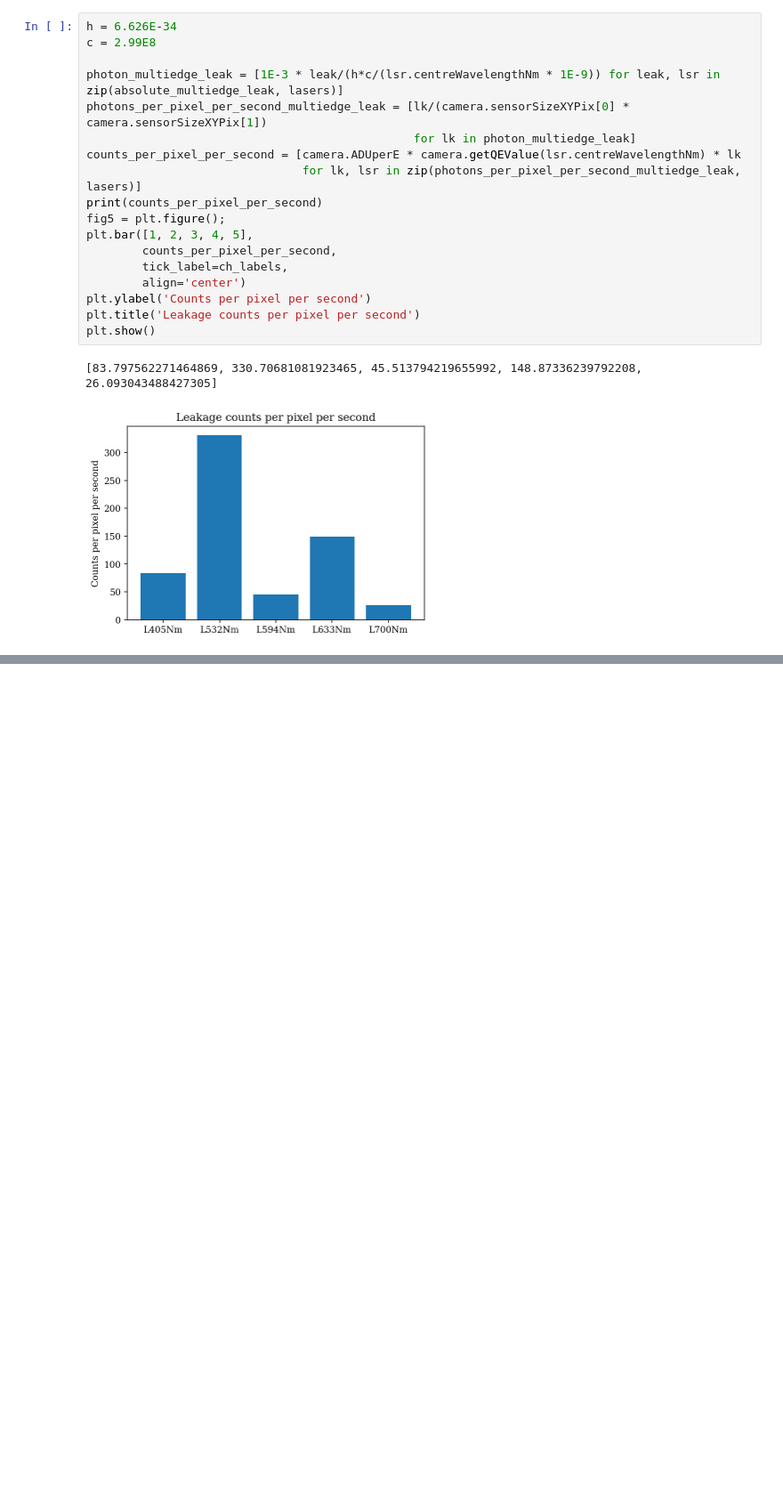
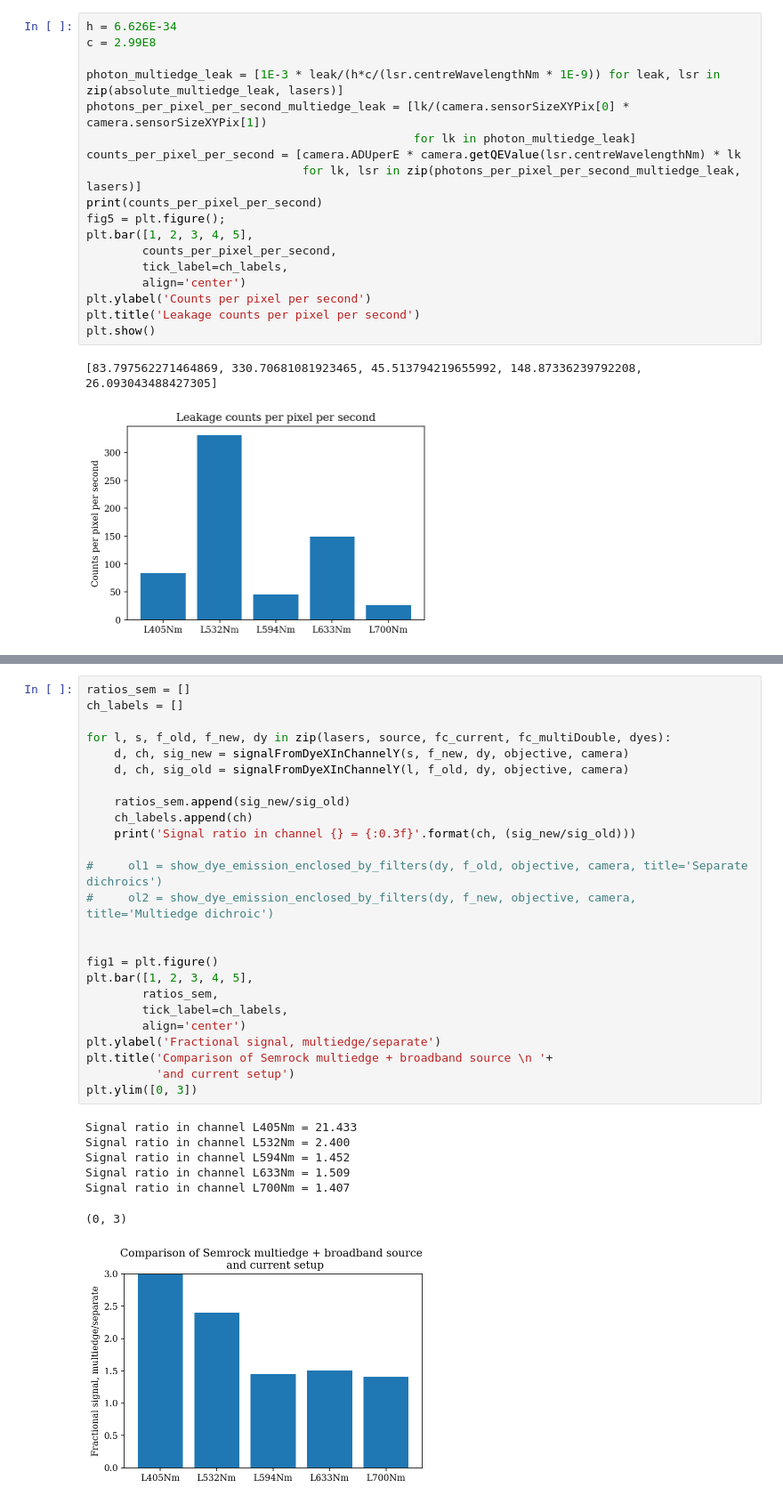
Before and after one commit to dougkelly88/DyeAndFilterCharacterisation, a Jupyter notebook: Broadband source with multiedge dichroic.ipynb, the cells around one changed output, grey strips where cells are left out. Shown at 89% size. Saved outputs shown, nothing was run; the diff lists cells and outputs as text; blank space fills up the shorter version.

```diff
--- a/Broadband source with multiedge dichroic.ipynb
+++ b/Broadband source with multiedge dichroic.ipynb
@@ -316,0 +371,33 @@ This looks problematic. One easy (if not cheap) fix is to double stack filters (
+# %%
+ratios_sem = []
+ch_labels = []
+
+for l, s, f_old, f_new, dy in zip(lasers, source, fc_current, fc_multiDouble, dyes):
+    d, ch, sig_new = signalFromDyeXInChannelY(s, f_new, dy, objective, camera)
+    d, ch, sig_old = signalFromDyeXInChannelY(l, f_old, dy, objective, camera)
+
+    ratios_sem.append(sig_new/sig_old)
+    ch_labels.append(ch)
+    print('Signal ratio in channel {} = {:0.3f}'.format(ch, (sig_new/sig_old)))
+
+#     ol1 = show_dye_emission_enclosed_by_filters(dy, f_old, objective, camera, title='Separate dichroics')
+#     ol2 = show_dye_emission_enclosed_by_filters(dy, f_new, objective, camera, title='Multiedge dichroic')
+
+
+fig1 = plt.figure()
+plt.bar([1, 2, 3, 4, 5],
+        ratios_sem,
+        tick_label=ch_labels,
+        align='center')
+plt.ylabel('Fractional signal, multiedge/separate')
+plt.title('Comparison of Semrock multiedge + broadband source \n '+
+          'and current setup')
+plt.ylim([0, 3])
+# %% [output]
+Signal ratio in channel L405Nm = 21.433
+Signal ratio in channel L532Nm = 2.400
+Signal ratio in channel L594Nm = 1.452
+Signal ratio in channel L633Nm = 1.509
+Signal ratio in channel L700Nm = 1.407
+(0, 3)
+[figure, added]
```
Also changed, not shown: parts of 4 cells of this notebook, 2 other files.
